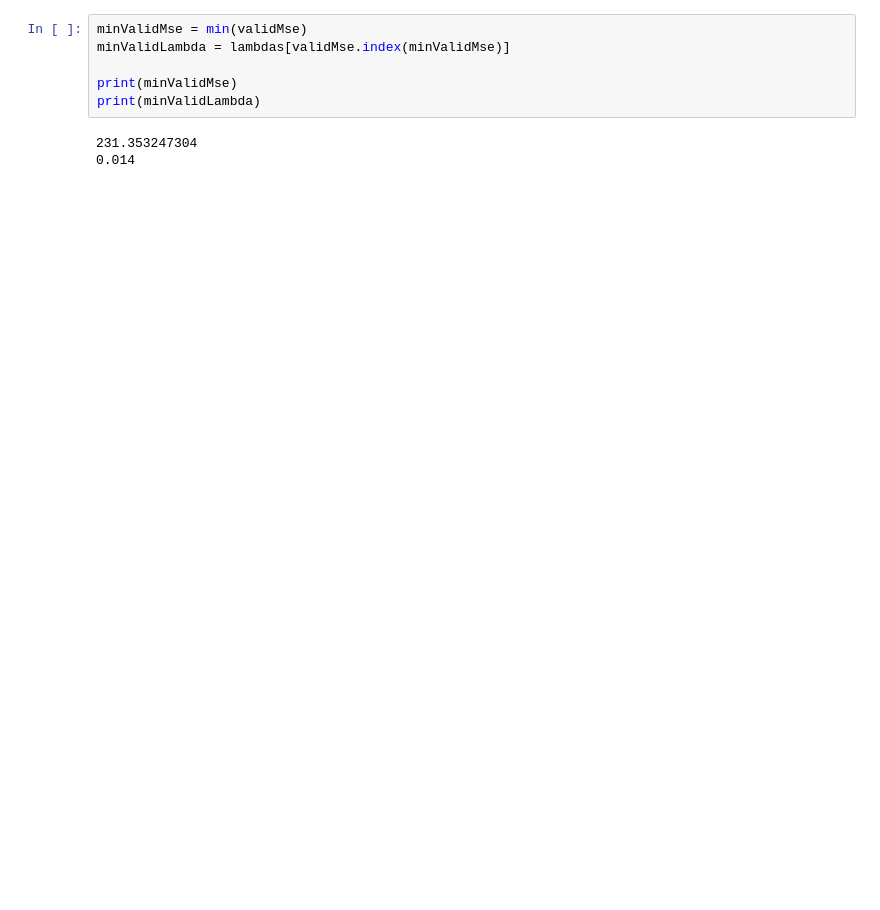
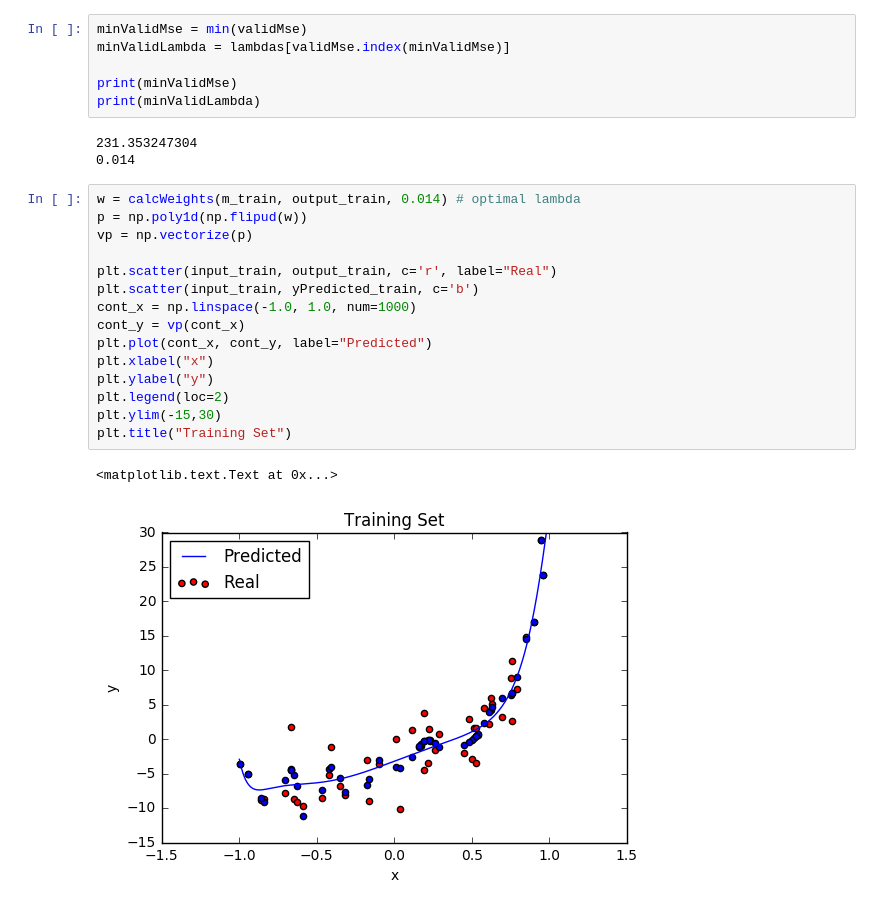
Before and after one commit to Blutude/Comp-551-ML, a Jupyter notebook: A1/Q1-Jupyter.ipynb, the cells around one changed output. Cells and saved outputs as stored; diff of their text form; blank space fills up the shorter version.

```diff
--- a/A1/Q1-Jupyter.ipynb
+++ b/A1/Q1-Jupyter.ipynb
@@ -154,3 +138,21 @@ print(minValidLambda)
 # %% [output]
 231.353247304
 0.014
+# %%
+w = calcWeights(m_train, output_train, 0.014) # optimal lambda
+p = np.poly1d(np.flipud(w))
+vp = np.vectorize(p)
+
+plt.scatter(input_train, output_train, c='r', label="Real")
+plt.scatter(input_train, yPredicted_train, c='b')
+cont_x = np.linspace(-1.0, 1.0, num=1000)
+cont_y = vp(cont_x)
+plt.plot(cont_x, cont_y, label="Predicted")
+plt.xlabel("x")
+plt.ylabel("y")
+plt.legend(loc=2)
+plt.ylim(-15,30)
+plt.title("Training Set")
+# %% [output]
+<matplotlib.text.Text at 0x...>
+[figure, added]
```
Also changed, not shown: parts of 9 cells of this notebook, 32 other files.
